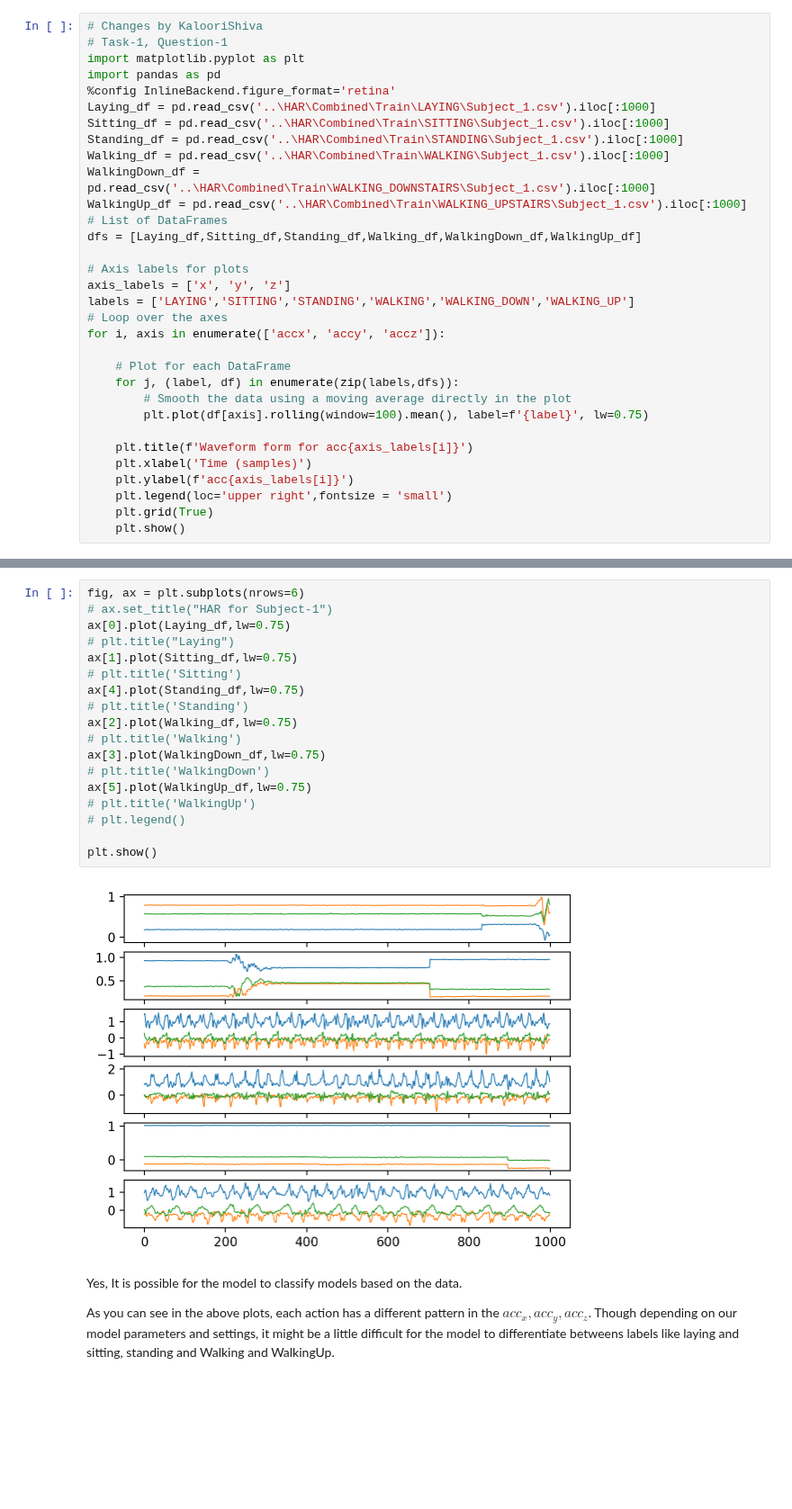
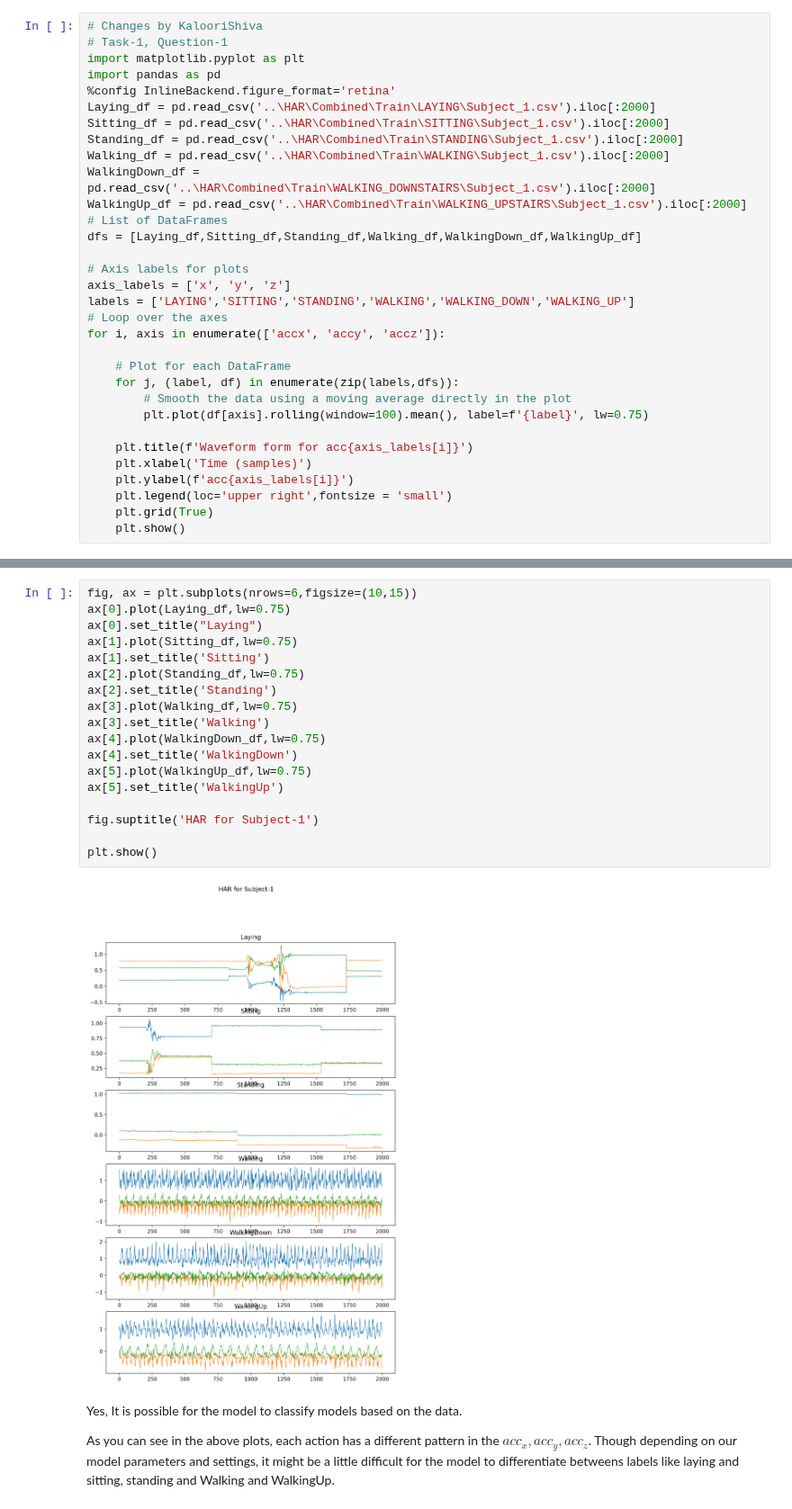
Before and after one commit to shadowscythe03/es335-24-fall-assignment-1, a Jupyter notebook: TASK-1/Q1.ipynb, the cells around one changed output, grey strips where cells are left out. Shown at 90% size. Drawn from its saved outputs; the diff is of its cells as text; blank space fills up the shorter version.

```diff
--- a/TASK-1/Q1.ipynb
+++ b/TASK-1/Q1.ipynb
@@ -4,12 +4,12 @@
 import matplotlib.pyplot as plt
 import pandas as pd
 %config InlineBackend.figure_format='retina'
-Laying_df = pd.read_csv('..\HAR\Combined\Train\LAYING\Subject_1.csv').iloc[:1000]
-Sitting_df = pd.read_csv('..\HAR\Combined\Train\SITTING\Subject_1.csv').iloc[:1000]
-Standing_df = pd.read_csv('..\HAR\Combined\Train\STANDING\Subject_1.csv').iloc[:1000]
-Walking_df = pd.read_csv('..\HAR\Combined\Train\WALKING\Subject_1.csv').iloc[:1000]
-WalkingDown_df = pd.read_csv('..\HAR\Combined\Train\WALKING_DOWNSTAIRS\Subject_1.csv').iloc[:1000]
-WalkingUp_df = pd.read_csv('..\HAR\Combined\Train\WALKING_UPSTAIRS\Subject_1.csv').iloc[:1000]
+Laying_df = pd.read_csv('..\HAR\Combined\Train\LAYING\Subject_1.csv').iloc[:2000]
+Sitting_df = pd.read_csv('..\HAR\Combined\Train\SITTING\Subject_1.csv').iloc[:2000]
+Standing_df = pd.read_csv('..\HAR\Combined\Train\STANDING\Subject_1.csv').iloc[:2000]
+Walking_df = pd.read_csv('..\HAR\Combined\Train\WALKING\Subject_1.csv').iloc[:2000]
+WalkingDown_df = pd.read_csv('..\HAR\Combined\Train\WALKING_DOWNSTAIRS\Subject_1.csv').iloc[:2000]
+WalkingUp_df = pd.read_csv('..\HAR\Combined\Train\WALKING_UPSTAIRS\Subject_1.csv').iloc[:2000]
 # List of DataFrames
 dfs = [Laying_df,Sitting_df,Standing_df,Walking_df,WalkingDown_df,WalkingUp_df]
 
@@ -37,23 +37,23 @@ for i, axis in enumerate(['accx', 'accy', 'accz']):
 # %%
-fig, ax = plt.subplots(nrows=6)
-# ax.set_title("HAR for Subject-1")
+fig, ax = plt.subplots(nrows=6,figsize=(10,15))
 ax[0].plot(Laying_df,lw=0.75)
-# plt.title("Laying")
+ax[0].set_title("Laying")
 ax[1].plot(Sitting_df,lw=0.75)
-# plt.title('Sitting')
-ax[4].plot(Standing_df,lw=0.75)
-# plt.title('Standing')
-ax[2].plot(Walking_df,lw=0.75)
-# plt.title('Walking')
-ax[3].plot(WalkingDown_df,lw=0.75)
-# plt.title('WalkingDown')
+ax[1].set_title('Sitting')
+ax[2].plot(Standing_df,lw=0.75)
+ax[2].set_title('Standing')
+ax[3].plot(Walking_df,lw=0.75)
+ax[3].set_title('Walking')
+ax[4].plot(WalkingDown_df,lw=0.75)
+ax[4].set_title('WalkingDown')
 ax[5].plot(WalkingUp_df,lw=0.75)
-# plt.title('WalkingUp')
-# plt.legend()
+ax[5].set_title('WalkingUp')
+
+fig.suptitle('HAR for Subject-1')
 
 plt.show()
 # %% [output]
-[figure, old version]
+[figure, new version]
 # %% [markdown]
 Yes, It is possible for the model to classify models based on the data.
 
```
Also changed, not shown: parts of 1 cell of this notebook, 1 other file.
